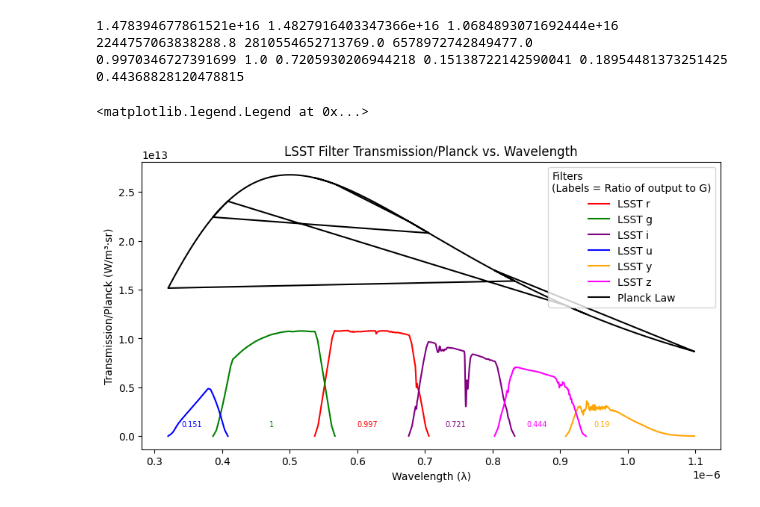
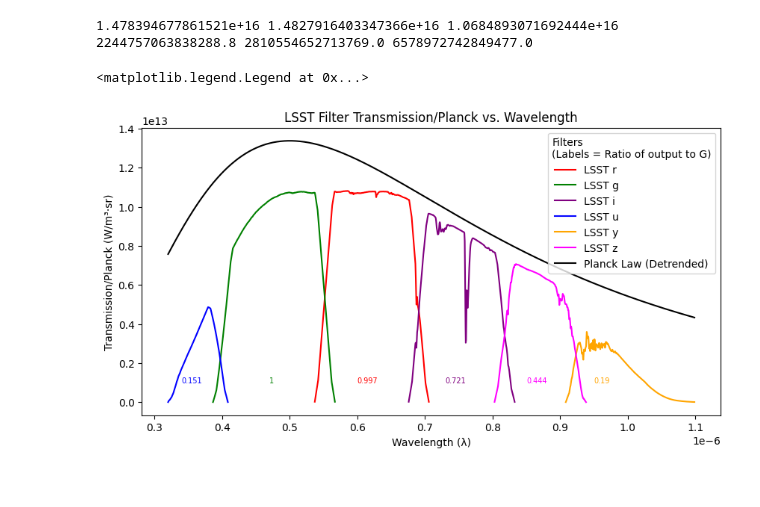
Before and after one commit to varunprit/Coding, a Jupyter notebook: mcfacts/LSST_eff.ipynb, the cells around one changed output. Saved outputs shown, nothing was run; the diff lists cells and outputs as text; code cells hidden in the pictures.

Commit message:
added planck line and cleaned it up

```diff
--- a/mcfacts/LSST_eff.ipynb
+++ b/mcfacts/LSST_eff.ipynb
@@ -40,8 +40,6 @@ u_wave = u_filter * 1e-10
 y_wave = y_filter * 1e-10
 z_wave = z_filter * 1e-10
 
-#total wavelenght for LSST
-total_wave = np.concatenate((r_wave, g_wave, i_wave, u_wave, y_wave, z_wave))
 
 #planck law
 t = 5800 #Temp of sun
@@ -61,8 +59,6 @@ plank_i = (((2*h*(c**2))/(l_i**5)))*((1/(np.exp((h*c)/(l_i*k*t))-1)))
 plank_u = (((2*h*(c**2))/(l_u**5)))*((1/(np.exp((h*c)/(l_u*k*t))-1)))
 plank_y = (((2*h*(c**2))/(l_y**5)))*((1/(np.exp((h*c)/(l_y*k*t))-1)))
 plank_z = (((2*h*(c**2))/(l_z**5)))*((1/(np.exp((h*c)/(l_z*k*t))-1)))
-
-plank_total = np.concatenate((plank_r, plank_g, plank_i, plank_u, plank_y, plank_z)) #Full Planck law
 
 # Combining the filter data and plank law
 
@@ -88,34 +84,41 @@ u_ratio = u_total / g_total
 y_ratio = y_total / g_total
 z_ratio = z_total / g_total
 
+#Planck law graph
+total_wave = np.concatenate((r_wave, g_wave, i_wave, u_wave, y_wave, z_wave)) #combining all the wavelengths in one
+plank_total = np.concatenate((plank_r, plank_g, plank_i, plank_u, plank_y, plank_z)) #Full Planck law
+
+# To make plancks law graph smooth
+total_index = np.argsort(total_wave)
+total_wave = total_wave[total_index]
+plank_total = (plank_total[total_index])*5e-1 #multiplied to make fit the graph
+
+
 print(r_total, g_total, i_total, u_total, y_total, z_total)
-print(r_ratio, g_ratio, i_ratio, u_ratio, y_ratio, z_ratio)
 # %% [output]
 1.478394677861521e+16 1.4827916403347366e+16 1.0684893071692444e+16 2244757063838288.8 2810554652713769.0 6578972742849477.0
-0.9970346727391699 1.0 0.7205930206944218 0.15138722142590041 0.18954481373251425 0.44368828120478815
 # %%
 # Plot Code
 plt.figure(figsize=(10, 5))
 plt.plot(r_wave, r_trans, color='red', label='LSST r')
 plt.plot(g_wave, g_trans, color='green', label='LSST g')
 plt.plot(i_wave, i_trans, color='purple', label='LSST i')
 plt.plot(u_wave, u_trans, color='blue', label='LSST u')
 plt.plot(y_wave, y_trans, color='orange', label='LSST y')
 plt.plot(z_wave, z_trans, color='magenta', label='LSST z')
-plt.plot(total_wave, plank_total, color='black', label='Planck Law')
-
+plt.plot(total_wave, plank_total, color='black', label='Planck Law (Detrended)')
 
 # Plot Labels
 plt.xlabel("Wavelength (λ)")
 plt.ylabel("Transmission/Planck (W/m³·sr)")
 plt.title("LSST Filter Transmission/Planck vs. Wavelength")
 plt.annotate(f'{u_ratio:.3g}', (0.34e-6, 0.1e13), fontsize=7, color='blue') #for u filter
 plt.annotate(f'{g_ratio:.3g}', (0.47e-6, 0.1e13), fontsize=7, color='green') #for g filter
 plt.annotate(f'{r_ratio:.3g}', (0.6e-6, 0.1e13), fontsize=7, color='red') #for r filter
 plt.annotate(f'{i_ratio:.3g}', (0.73e-6, 0.1e13), fontsize=7, color='purple') #for i filter
 plt.annotate(f'{y_ratio:.3g}', (0.95e-6, 0.1e13), fontsize=7, color='orange') #for y filter
 plt.annotate(f'{z_ratio:.3g}', (0.85e-6, 0.1e13), fontsize=7, color='magenta') #for z filter
 plt.legend(title="Filters\n(Labels = Ratio of output to G)",loc='upper right')
 # %% [output]
 <matplotlib.legend.Legend at 0x...>
-[figure, old version]
+[figure, new version]
```
Also changed, not shown: 1 other file.
